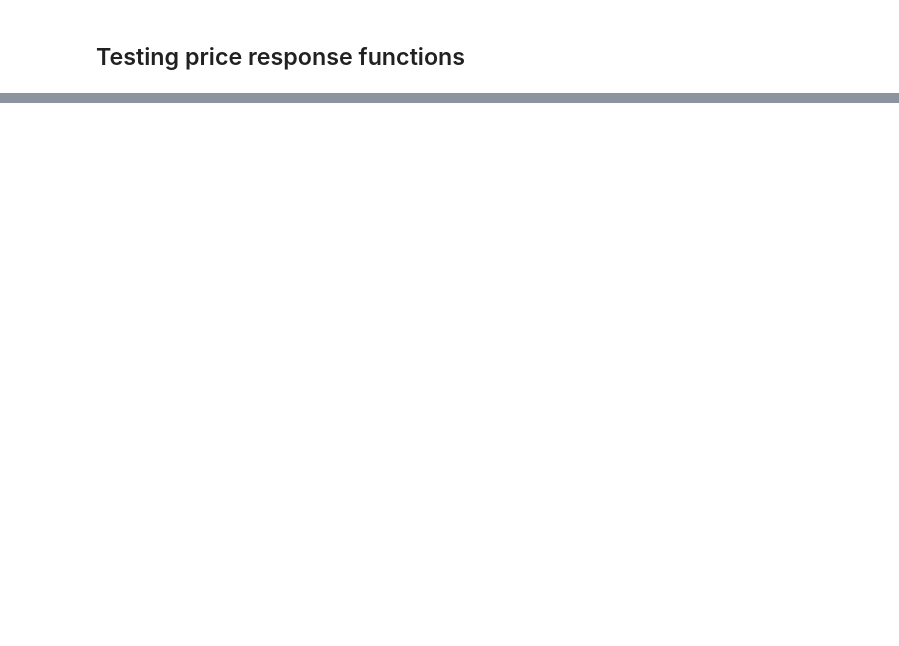
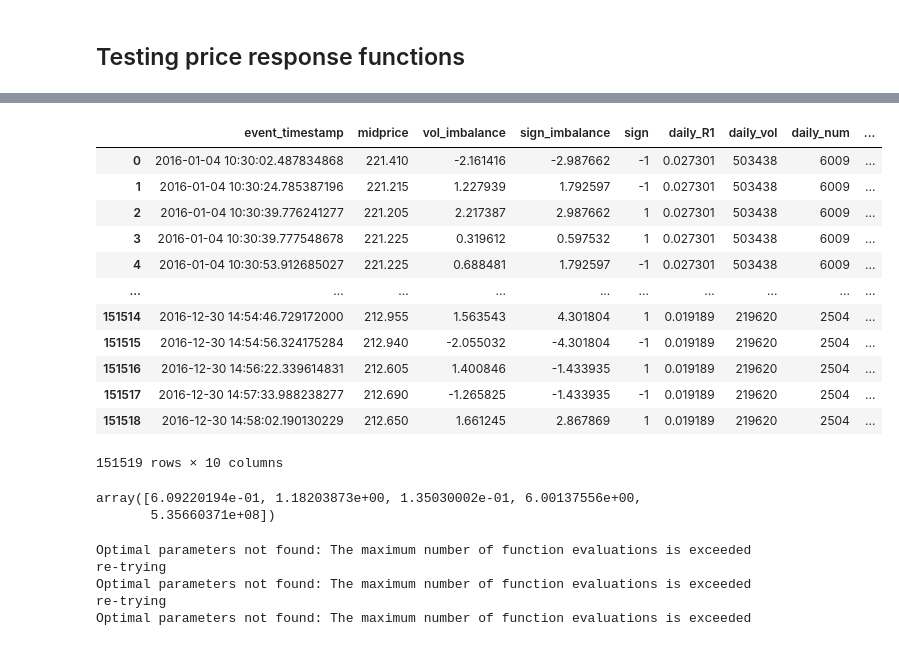
Before and after one commit to anabugaenko/liquidity, a Jupyter notebook: notebooks/Scratch Notebook for Testing.ipynb, the cells around one changed output, grey strips where cells are left out. Drawn from its saved outputs; the diff is of its cells as text; code cells hidden in the pictures; blank space fills up the shorter version.

```diff
--- a/notebooks/Scratch Notebook for Testing.ipynb
+++ b/notebooks/Scratch Notebook for Testing.ipynb
@@ -33,0 +91,16 @@ tsla_100.describe()
+# %%
+results_[0]
+# %% [output]
+|  | event_timestamp | midprice | vol_imbalance | sign_imbalance | sign | daily_R1 | daily_vol | daily_num | ... |
+| 0 | 2016-01-04 10:30:02.487834868 | 221.410 | -2.161416 | -2.987662 | -1 | 0.027301 | 503438 | 6009 | ... |
+| 1 | 2016-01-04 10:30:24.785387196 | 221.215 | 1.227939 | 1.792597 | -1 | 0.027301 | 503438 | 6009 | ... |
+| 2 | 2016-01-04 10:30:39.776241277 | 221.205 | 2.217387 | 2.987662 | 1 | 0.027301 | 503438 | 6009 | ... |
+| 3 | 2016-01-04 10:30:39.777548678 | 221.225 | 0.319612 | 0.597532 | 1 | 0.027301 | 503438 | 6009 | ... |
+| 4 | 2016-01-04 10:30:53.912685027 | 221.225 | 0.688481 | 1.792597 | -1 | 0.027301 | 503438 | 6009 | ... |
+| ... | ... | ... | ... | ... | ... | ... | ... | ... | ... |
+| 151514 | 2016-12-30 14:54:46.729172000 | 212.955 | 1.563543 | 4.301804 | 1 | 0.019189 | 219620 | 2504 | ... |
+| 151515 | 2016-12-30 14:54:56.324175284 | 212.940 | -2.055032 | -4.301804 | -1 | 0.019189 | 219620 | 2504 | ... |
+| 151516 | 2016-12-30 14:56:22.339614831 | 212.605 | 1.400846 | -1.433935 | 1 | 0.019189 | 219620 | 2504 | ... |
+| 151517 | 2016-12-30 14:57:33.988238277 | 212.690 | -1.265825 | -1.433935 | -1 | 0.019189 | 219620 | 2504 | ... |
+| 151518 | 2016-12-30 14:58:02.190130229 | 212.650 | 1.661245 | 2.867869 | 1 | 0.019189 | 219620 | 2504 | ... |
+151519 rows × 10 columns
@@ -33,0 +118,23 @@ tsla_100.describe()
+# %%
+popt_tsla
+# %% [output]
+array([6.09220194e-01, 1.18203873e+00, 1.35030002e-01, 6.00137556e+00,
+       5.35660371e+08])
+# %%
+fit_param = {}
+for T in MO_LAG_INTERVALS:
+    result = tsla_data_norm[tsla_data_norm['T']==T][['vol_imbalance', 'T', 'R']]
+
+    binned_result = bin_data_into_quantiles(result, q=100)
+    param = get_fit_params(binned_result)
+    if param[0] is None:
+        print('re-trying')
+        binned_result = bin_data_into_quantiles(result, q=31)
+        param = get_fit_params(binned_result)
+    fit_param[T] = param
+# %% [output]
+Optimal parameters not found: The maximum number of function evaluations is exceeded
+re-trying
+Optimal parameters not found: The maximum number of function evaluations is exceeded
+re-trying
+Optimal parameters not found: The maximum number of function evaluations is exceeded
```
Also changed, not shown: parts of 15 cells of this notebook, 9 other files.
